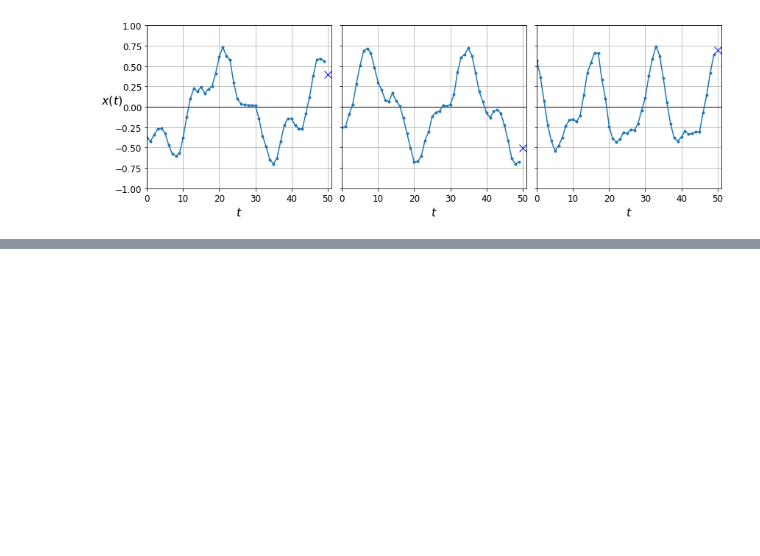
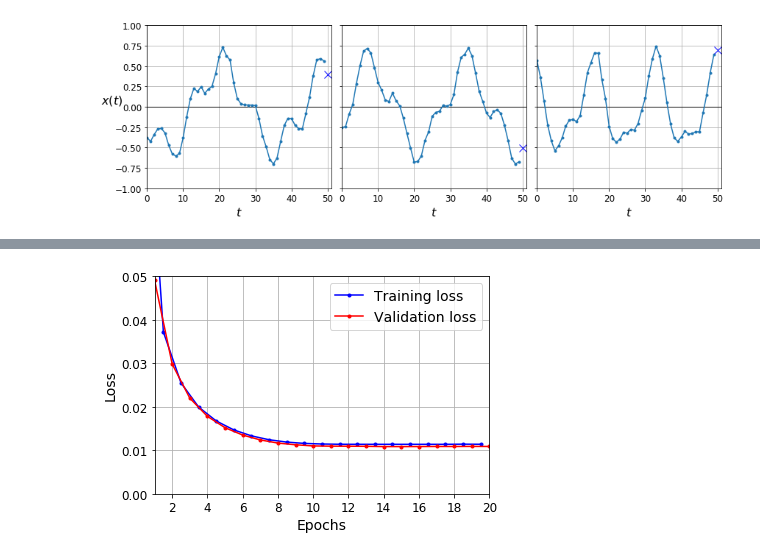
Before and after one commit to thap/skl-tf, a Jupyter notebook: 15_sequences_rnn_cnn.ipynb, the cells around one changed output, grey strips where cells are left out. Drawn from its saved outputs; the diff is of its cells as text; code cells hidden in the pictures; blank space fills up the shorter version.

```diff
--- a/15_sequences_rnn_cnn.ipynb
+++ b/15_sequences_rnn_cnn.ipynb
@@ -106,0 +178,4 @@ Saving figure time_series_plot
+# %%
+optimizer = keras.optimizers.Adam(lr=0.005)
+model.compile(loss='mse', optimizer=optimizer)
+history = model.fit(X_train, y_train, epochs=20, validation_data=(X_valid, y_valid))
@@ -106,0 +205,4 @@ Saving figure time_series_plot
+# %%
+plot_learning_curves(history.history['loss'], history.history['val_loss'])
+# %% [output]
+[figure, added]
```
Also changed, not shown: parts of 95 cells of this notebook, 1 other file.
